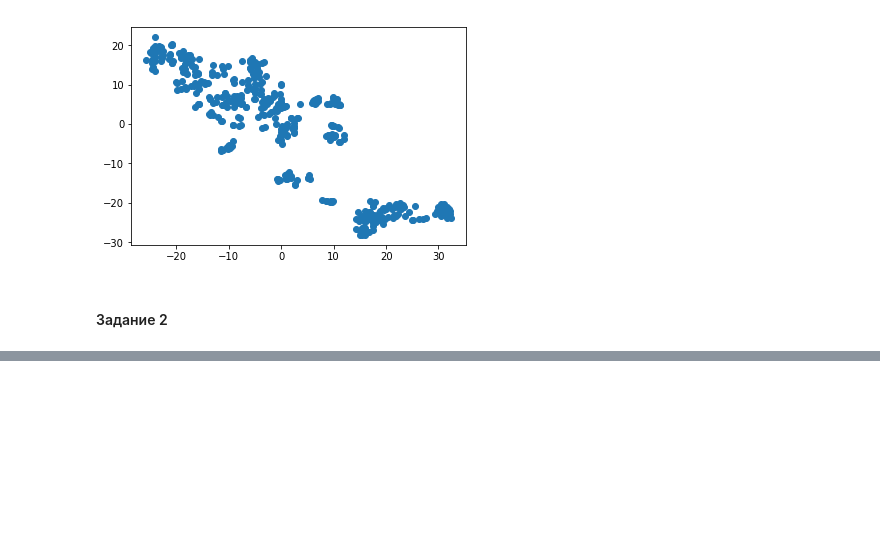
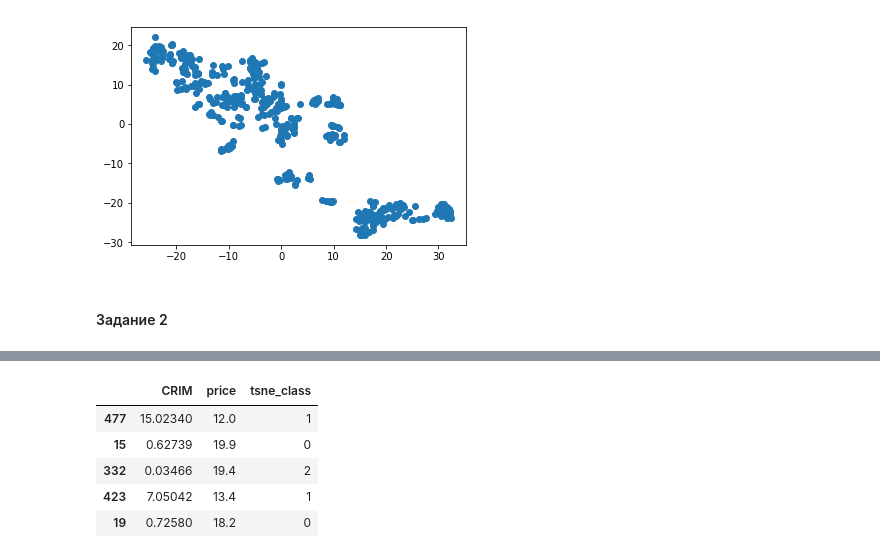
Before and after one commit to fogugy/gb_data_science, a Jupyter notebook: hw5/homework5.ipynb, the cells around one changed output, grey strips where cells are left out. Cells and saved outputs as stored; diff of their text form; code cells hidden in the pictures; blank space fills up the shorter version.

```diff
--- a/hw5/homework5.ipynb
+++ b/hw5/homework5.ipynb
@@ -75,0 +97,13 @@ plt.scatter(X_train_tsne[:, 0], X_train_tsne[:, 1])
+# %%
+x_ = X_train[['CRIM']].copy()
+x_['price'] = y_train
+x_['tsne_class'] = labels_train
+# %%
+x_.head()
+# %% [output]
+|  | CRIM | price | tsne_class |
+| 477 | 15.02340 | 12.0 | 1 |
+| 15 | 0.62739 | 19.9 | 0 |
+| 332 | 0.03466 | 19.4 | 2 |
+| 423 | 7.05042 | 13.4 | 1 |
+| 19 | 0.72580 | 18.2 | 0 |
```
Also changed, not shown: parts of 8 cells of this notebook.
